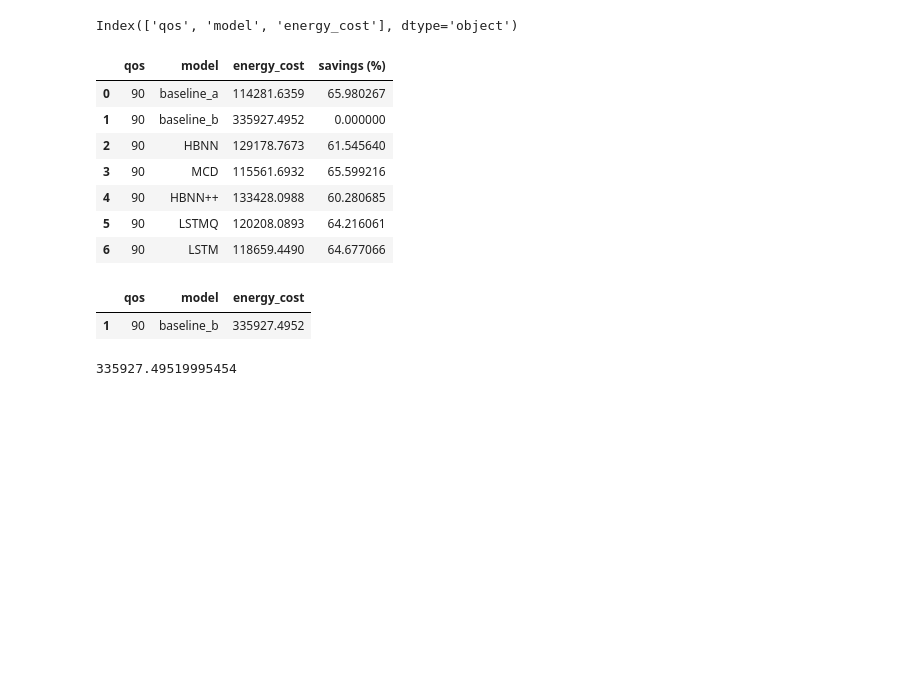
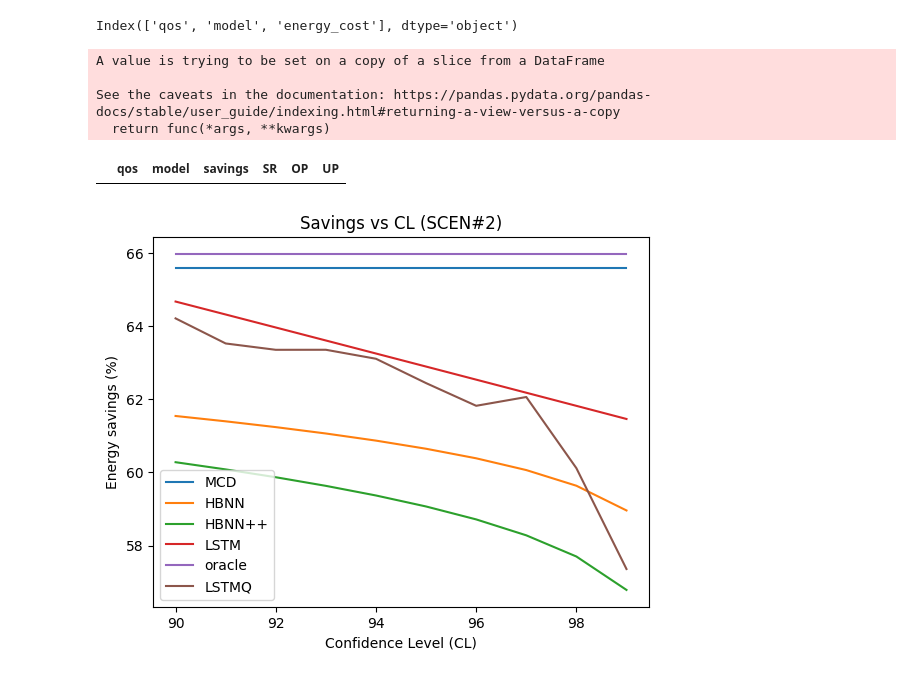
Before and after one commit to andreareds/GreenUncertaintyForecaster, a Jupyter notebook: res/analysis.ipynb, the cells around one changed output. Cells and saved outputs as stored; diff of their text form; code cells hidden in the pictures; blank space fills up the shorter version.

```diff
--- a/res/analysis.ipynb
+++ b/res/analysis.ipynb
@@ -603,24 +672,56 @@ for qos in df_scenarios_results.qos.unique():
     max_cost = float(df_scen[df_scen["model"] == "baseline_b"]["energy_cost"])
     df_scen["savings (%)"] = df_scen.apply(lambda row: 100 - row["energy_cost"]/max_cost*100, axis=1)
     scenarios_results[qos] = df_scen
-# %%
-scenarios_results[90]
-# %% [output]
-|  | qos | model | energy_cost | savings (%) |
-| 0 | 90 | baseline_a | 114281.6359 | 65.980267 |
-| 1 | 90 | baseline_b | 335927.4952 | 0.000000 |
-| 2 | 90 | HBNN | 129178.7673 | 61.545640 |
-| 3 | 90 | MCD | 115561.6932 | 65.599216 |
-| 4 | 90 | HBNN++ | 133428.0988 | 60.280685 |
-| 5 | 90 | LSTMQ | 120208.0893 | 64.216061 |
-| 6 | 90 | LSTM | 118659.4490 | 64.677066 |
-# %%
-df_scen = df_scenarios_results[(df_scenarios_results["model"] == "baseline_b") & (df_scenarios_results["qos"] == 90)].copy()
-df_scen
-# %% [output]
-|  | qos | model | energy_cost |
-| 1 | 90 | baseline_b | 335927.4952 |
-# %%
-float(df_scen[df_scen["model"] == "baseline_b"]["energy_cost"])
-# %% [output]
-335927.49519995454
+# %%
+qos_values = []
+savings_values = []
+model_values = []
+succ_values = []
+op_values = []
+up_values = []
+for qos in scenarios_results:
+    df_scen = scenarios_results[qos]
+    df_scen = df_scen[df_scen["model"].isin(models)].copy()
+    df_scen.sort_values(by="model",axis=0, inplace=True)
+    df_succ = df_success[df_success["qos"] == qos]
+    df_succ.sort_values(by="model",axis=0, inplace=True)
+
+    savings_values.extend(df_scen["savings (%)"].values)
+    qos_values.extend(df_scen["qos"].values)
+    model_values.extend(df_scen["model"].values)
+    succ_values.extend(df_succ["SR"].values)
+    op_values.extend(df_succ["OP"].values)
+    up_values.extend(df_succ["UP"].values)
+d = {"qos": qos_values,
+     "model": model_values,
+     "savings": savings_values,
+     "SR": succ_values,
+     "OP": op_values,
+     "UP": up_values,
+     }
+df_plot = pd.DataFrame(data=d)
+# %% [output]
+A value is trying to be set on a copy of a slice from a DataFrame
+
+See the caveats in the documentation: https://pandas.pydata.org/pandas-docs/stable/user_guide/indexing.html#returning-a-view-versus-a-copy
+  return func(*args, **kwargs)
+# %%
+df_plot[df_plot["model"] == "baseline_a"]
+# %% [output]
+|  | qos | model | savings | SR | OP | UP |
+# %%
+# build plot
+fig, ax = plt.subplots()
+ax.set_title("Savings vs CL (SCEN#2)")
+ax.set_xlabel("Confidence Level (CL)")
+ax.set_ylabel("Energy savings (%)")
+for model in models:
+    df_model = df_plot[df_plot["model"] == model]
+    qos_values = df_model.qos
+    savings_values = df_model.savings
+    ax.plot(qos_values, savings_values)
+
+ax.legend(models)
+plt.show()
+# %% [output]
+[figure, added]
```
Also changed, not shown: parts of 30 cells of this notebook, 3 other files.
